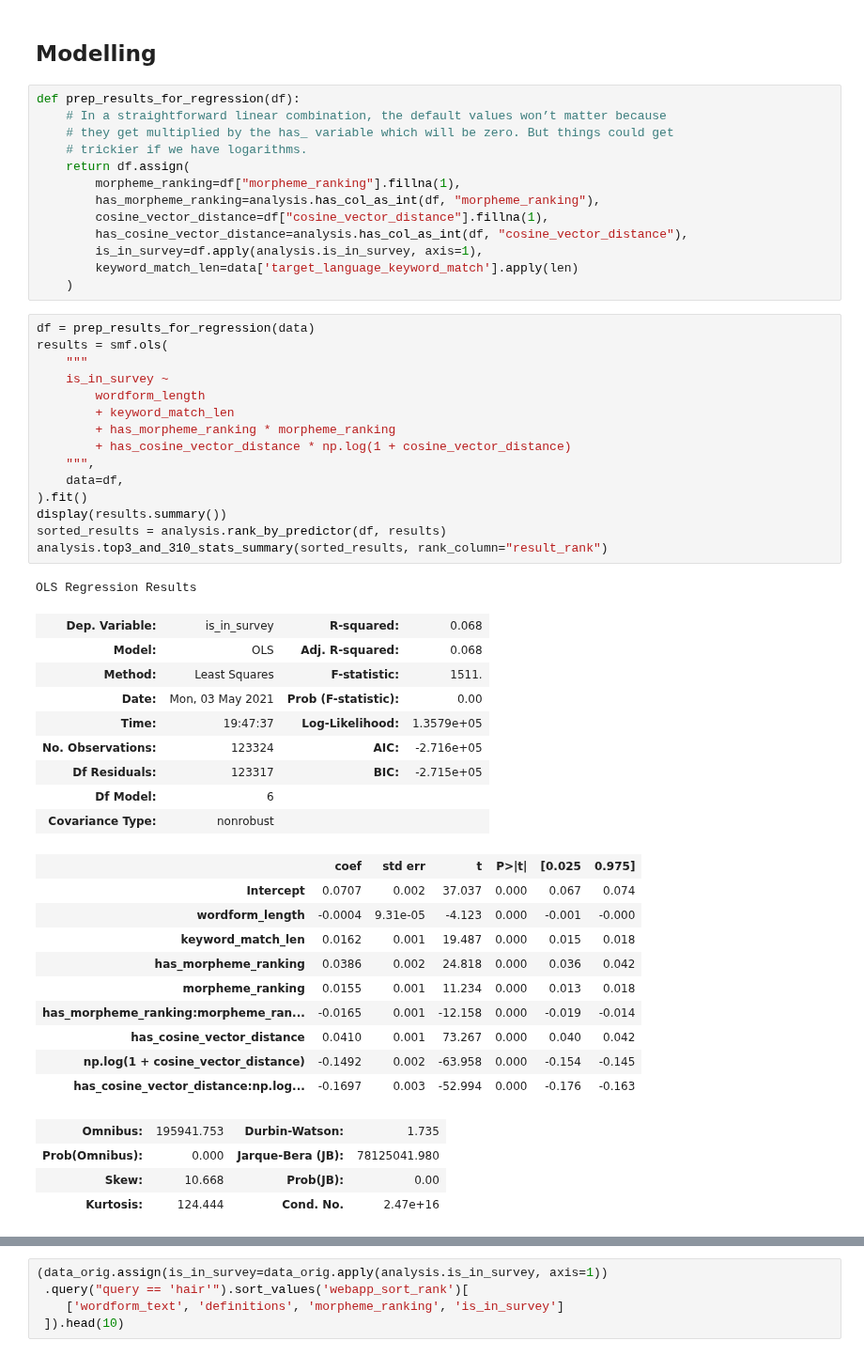
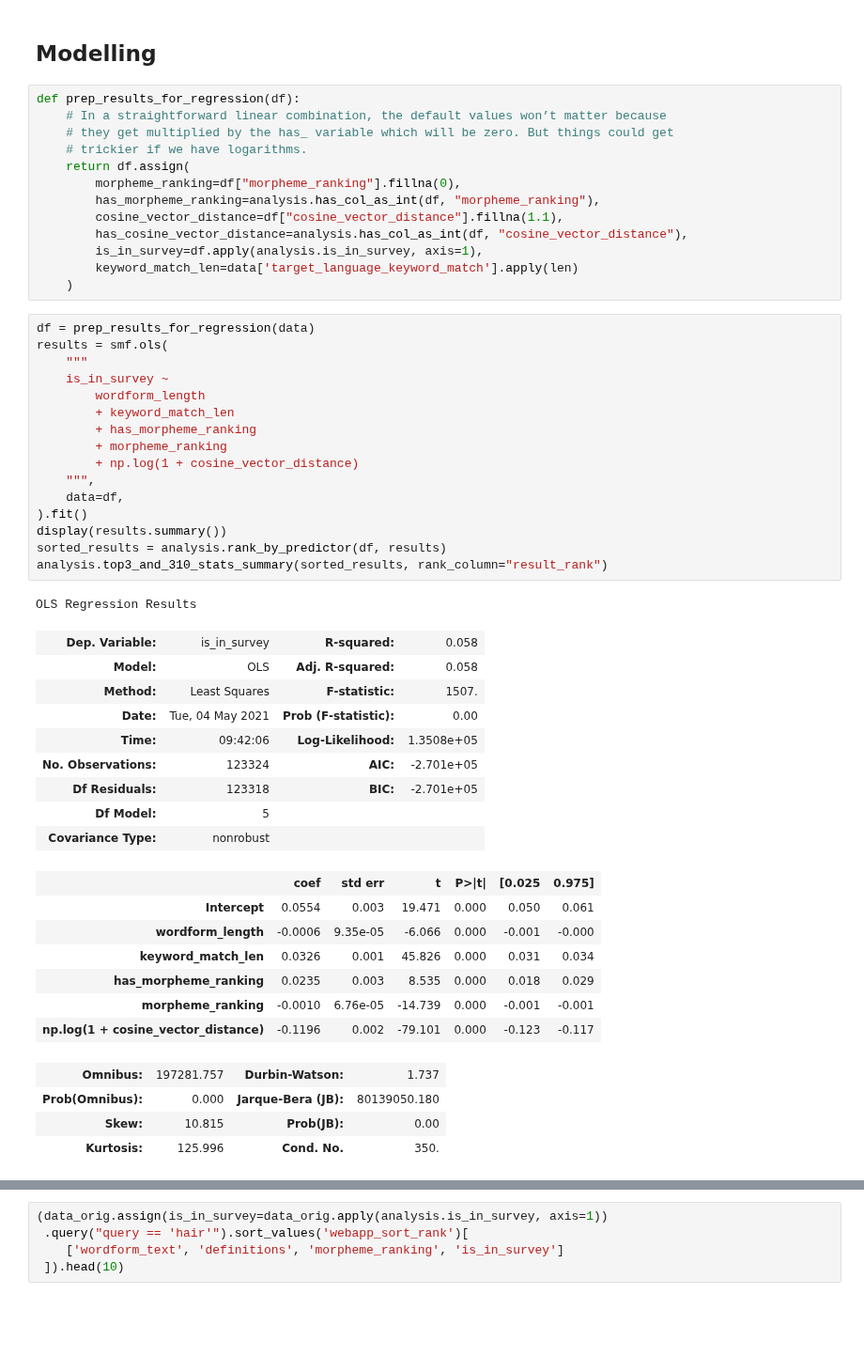
Before and after one commit to UAlbertaALTLab/morphodict, a Jupyter notebook: CreeDictionary/search_quality/weighting.ipynb, the cells around one changed output, grey strips where cells are left out. Shown at 94% size. Drawn from its saved outputs; the diff is of its cells as text; blank space fills up the shorter version.

```diff
--- a/CreeDictionary/search_quality/weighting.ipynb
+++ b/CreeDictionary/search_quality/weighting.ipynb
@@ -127,9 +127,9 @@ def prep_results_for_regression(df):
     # they get multiplied by the has_ variable which will be zero. But things could get
     # trickier if we have logarithms.
     return df.assign(
-        morpheme_ranking=df["morpheme_ranking"].fillna(1),
+        morpheme_ranking=df["morpheme_ranking"].fillna(0),
         has_morpheme_ranking=analysis.has_col_as_int(df, "morpheme_ranking"),
-        cosine_vector_distance=df["cosine_vector_distance"].fillna(1),
+        cosine_vector_distance=df["cosine_vector_distance"].fillna(1.1),
         has_cosine_vector_distance=analysis.has_col_as_int(df, "cosine_vector_distance"),
         is_in_survey=df.apply(analysis.is_in_survey, axis=1),
         keyword_match_len=data['target_language_keyword_match'].apply(len)
@@ -137,42 +137,40 @@ def prep_results_for_regression(df):
 # %%
 df = prep_results_for_regression(data)
 results = smf.ols(
     """
     is_in_survey ~
         wordform_length
         + keyword_match_len
-        + has_morpheme_ranking * morpheme_ranking
-        + has_cosine_vector_distance * np.log(1 + cosine_vector_distance)
+        + has_morpheme_ranking
+        + morpheme_ranking
+        + np.log(1 + cosine_vector_distance)
     """,
     data=df,
 ).fit()
 display(results.summary())
 sorted_results = analysis.rank_by_predictor(df, results)
 analysis.top3_and_310_stats_summary(sorted_results, rank_column="result_rank")
 # %% [output]
 OLS Regression Results
-| Dep. Variable: | is_in_survey | R-squared: | 0.068 |
-| Model: | OLS | Adj. R-squared: | 0.068 |
-| Method: | Least Squares | F-statistic: | 1511. |
-| Date: | Mon, 03 May 2021 | Prob (F-statistic): | 0.00 |
-| Time: | 19:47:37 | Log-Likelihood: | 1.3579e+05 |
-| No. Observations: | 123324 | AIC: | -2.716e+05 |
-| Df Residuals: | 123317 | BIC: | -2.715e+05 |
-| Df Model: | 6 |  |  |
+| Dep. Variable: | is_in_survey | R-squared: | 0.058 |
+| Model: | OLS | Adj. R-squared: | 0.058 |
+| Method: | Least Squares | F-statistic: | 1507. |
+| Date: | Tue, 04 May 2021 | Prob (F-statistic): | 0.00 |
+| Time: | 09:42:06 | Log-Likelihood: | 1.3508e+05 |
+| No. Observations: | 123324 | AIC: | -2.701e+05 |
+| Df Residuals: | 123318 | BIC: | -2.701e+05 |
+| Df Model: | 5 |  |  |
 | Covariance Type: | nonrobust |  |  |
 |  | coef | std err | t | P>|t| | [0.025 | 0.975] |
-| Intercept | 0.0707 | 0.002 | 37.037 | 0.000 | 0.067 | 0.074 |
-| wordform_length | -0.0004 | 9.31e-05 | -4.123 | 0.000 | -0.001 | -0.000 |
-| keyword_match_len | 0.0162 | 0.001 | 19.487 | 0.000 | 0.015 | 0.018 |
-| has_morpheme_ranking | 0.0386 | 0.002 | 24.818 | 0.000 | 0.036 | 0.042 |
-| morpheme_ranking | 0.0155 | 0.001 | 11.234 | 0.000 | 0.013 | 0.018 |
-| has_morpheme_ranking:morpheme_ran... | -0.0165 | 0.001 | -12.158 | 0.000 | -0.019 | -0.014 |
-| has_cosine_vector_distance | 0.0410 | 0.001 | 73.267 | 0.000 | 0.040 | 0.042 |
-| np.log(1 + cosine_vector_distance) | -0.1492 | 0.002 | -63.958 | 0.000 | -0.154 | -0.145 |
-| has_cosine_vector_distance:np.log... | -0.1697 | 0.003 | -52.994 | 0.000 | -0.176 | -0.163 |
+| Intercept | 0.0554 | 0.003 | 19.471 | 0.000 | 0.050 | 0.061 |
+| wordform_length | -0.0006 | 9.35e-05 | -6.066 | 0.000 | -0.001 | -0.000 |
+| keyword_match_len | 0.0326 | 0.001 | 45.826 | 0.000 | 0.031 | 0.034 |
+| has_morpheme_ranking | 0.0235 | 0.003 | 8.535 | 0.000 | 0.018 | 0.029 |
+| morpheme_ranking | -0.0010 | 6.76e-05 | -14.739 | 0.000 | -0.001 | -0.001 |
+| np.log(1 + cosine_vector_distance) | -0.1196 | 0.002 | -79.101 | 0.000 | -0.123 | -0.117 |
-| Omnibus: | 195941.753 | Durbin-Watson: | 1.735 |
-| Prob(Omnibus): | 0.000 | Jarque-Bera (JB): | 78125041.980 |
-| Skew: | 10.668 | Prob(JB): | 0.00 |
-| Kurtosis: | 124.444 | Cond. No. | 2.47e+16 |
+| Omnibus: | 197281.757 | Durbin-Watson: | 1.737 |
+| Prob(Omnibus): | 0.000 | Jarque-Bera (JB): | 80139050.180 |
+| Skew: | 10.815 | Prob(JB): | 0.00 |
+| Kurtosis: | 125.996 | Cond. No. | 350. |
 Notes:
 [1] Standard Errors assume that the covariance matrix of the errors is correctly specified.
```
Also changed, not shown: parts of 15 cells of this notebook, 8 other files.
